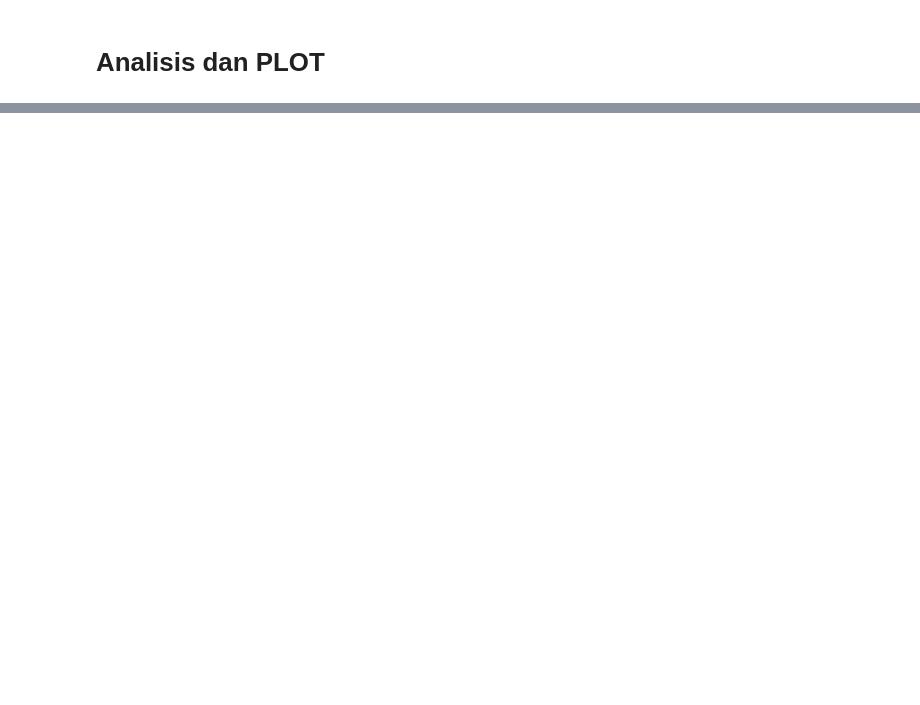
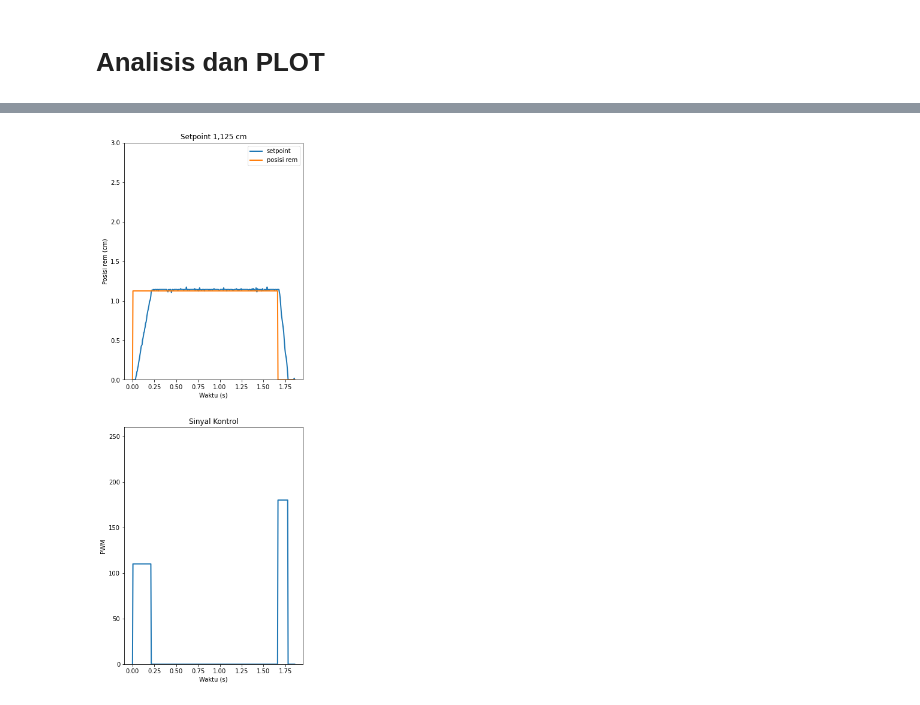
Before and after one commit to fadamsyah/final-project, a Jupyter notebook: Brake/brake_calibration.ipynb, the cells around one changed output, grey strips where cells are left out. Drawn from its saved outputs; the diff is of its cells as text; code cells hidden in the pictures; blank space fills up the shorter version.

```diff
--- a/Brake/brake_calibration.ipynb
+++ b/Brake/brake_calibration.ipynb
@@ -229,0 +113,34 @@ plt.show()
+# %%
+# Ambil yang {1.125, 2.25, 2.9}. Kalau semua bingung naro di laporannya
+sp_1 = list(np.where(np.abs(brake_setpoint - 1.125) <= 0.01))[0]
+sp_2 = list(np.where(np.abs(brake_setpoint - 2.25) <= 0.01))[0]
+sp_3 = list(np.where(np.abs(brake_setpoint - 2.9) <= 0.01))[0]
+# %%
+add_idx = [-1,40]
+
+lim0 = sp_1[0]+add_idx[0]
+lim1 = sp_1[-1]+add_idx[-1]
+
+scale = 1.
+plt.figure(figsize=(16/3*scale, 16*scale))
+
+plt.subplot(2,1,1)
+plt.plot(list_t_header[lim0:lim1] - list_t_header[lim0], brake_position[lim0:lim1], label='setpoint', linewidth=2.)
+plt.plot(list_t_header[lim0:lim1] - list_t_header[lim0], brake_setpoint[lim0:lim1], label='posisi rem', linewidth=2.)
+plt.title('Setpoint 1,125 cm')
+plt.xlabel('Waktu (s)')
+plt.ylabel('Posisi rem (cm)')
+plt.legend()
+plt.ylim(0,3)
+
+plt.subplot(2,1,2)
+plt.plot(list_t_header[lim0:lim1] - list_t_header[lim0], brake_pwm[lim0:lim1], linewidth=2.)
+plt.title('Sinyal Kontrol')
+plt.xlabel('Waktu (s)')
+plt.ylabel('PWM')
+plt.ylim(0,260)
+
+plt.savefig('sp_1,125.png', dpi=500, transparent=True)
+plt.show()
+# %% [output]
+[figure, added]
```
Also changed, not shown: parts of 21 cells of this notebook, 3 other files.
